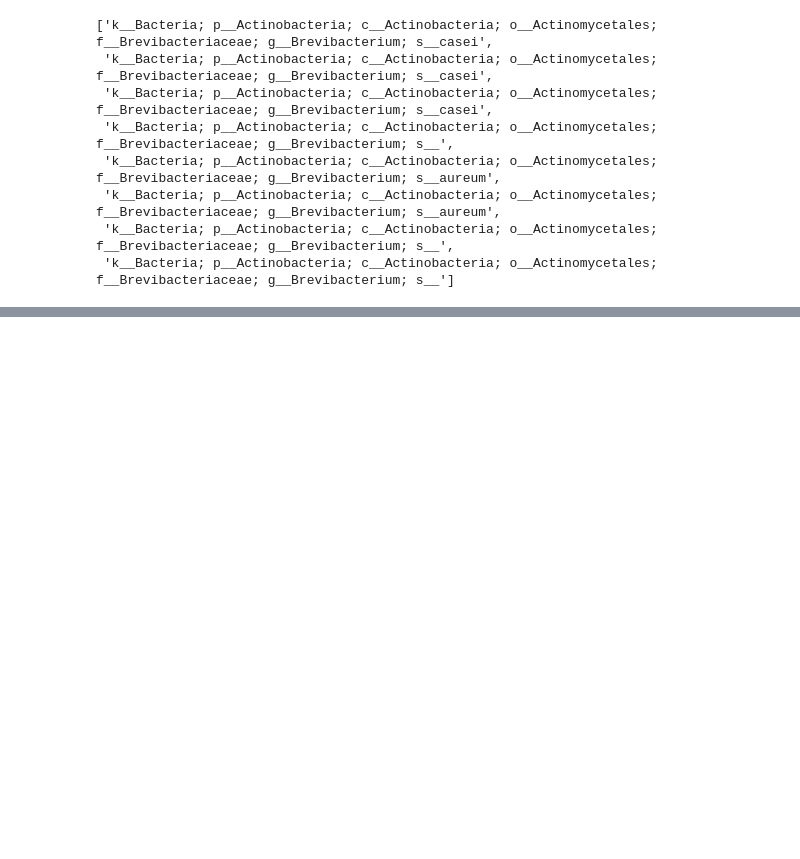
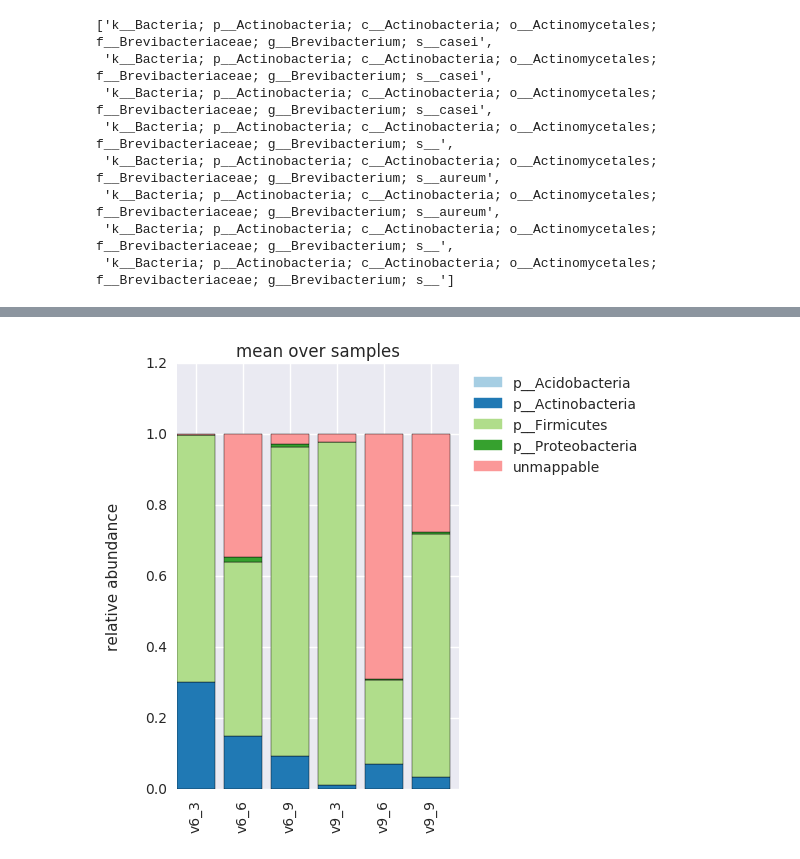
Before and after one commit to sjanssen2/ggmap, a Jupyter notebook: Untitled.ipynb, the cells around one changed output, grey strips where cells are left out. Drawn from its saved outputs; the diff is of its cells as text; code cells hidden in the pictures; blank space fills up the shorter version.

```diff
--- a/Untitled.ipynb
+++ b/Untitled.ipynb
@@ -297,0 +285,10 @@ match_taxid_to_otuid(38300003, gg97)
+# %%
+l = []
+l.append(pd.Series(profile_v6_3, index=profile.keys(), name='v6_3'))
+l.append(pd.Series(profile_v6_6, index=profile.keys(), name='v6_6'))
+l.append(pd.Series(profile_v6_9, index=profile.keys(), name='v6_9'))
+l.append(pd.Series(profile_v9_3, index=profile.keys(), name='v9_3'))
+l.append(pd.Series(profile_v9_6, index=profile.keys(), name='v9_6'))
+l.append(pd.Series(profile_v9_9, index=profile.keys(), name='v9_9'))
+counts = pd.concat(l, axis=1).fillna(0.0)
+counts /= counts.sum()
@@ -297,0 +297,12 @@ match_taxid_to_otuid(38300003, gg97)
+# %%
+rank = 1 # 'Phylum'
+
+taxes = []
+for idx, row in counts.iterrows():
+    if idx == -1:
+        taxes.append('unmappable')
+    else:
+        taxes.append(tax.loc[idx,'lineage'].split('; ')[rank])
+
+counts['tax'] = taxes
+y = counts.groupby('tax').sum()
@@ -297,0 +319,24 @@ match_taxid_to_otuid(38300003, gg97)
+# %%
+colorHash= {}
+availColors = sns.color_palette('Paired', 100)
+
+ax = plt.subplot(1, 2, 2)
+width = 0.80
+ind = list(range(0, y.shape[1]))
+bottom = [0] * y.shape[1]
+for taxon, abundances in y.loc[y.index, ].iterrows():
+    if taxon not in colorHash:
+        colorHash[taxon] = availColors[len(colorHash) % len(availColors)]
+    p2 = plt.bar(ind, abundances.values, bottom=bottom, label=taxon, color=colorHash[taxon], width=width)
+    bottom += abundances.values
+
+p = plt.title('mean over samples')
+p = plt.xticks([p + width/2.0 for p in ind], list(y.columns), rotation='vertical')
+p = plt.ylabel('relative abundance\n')
+
+l_patches = []
+for taxon in y.index:
+    l_patches.append(mpatches.Patch(color=colorHash[taxon], label=taxon))
+p = ax.legend(handles=l_patches, loc='upper left', bbox_to_anchor=(1.01, 1))
+# %% [output]
+[figure, added]
```
Also changed, not shown: parts of 17 cells of this notebook.
